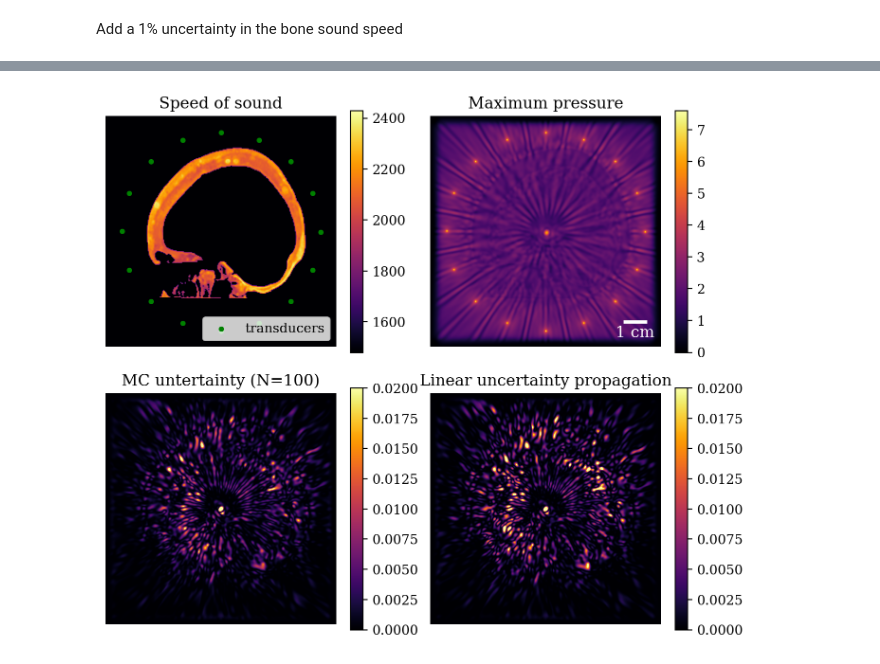
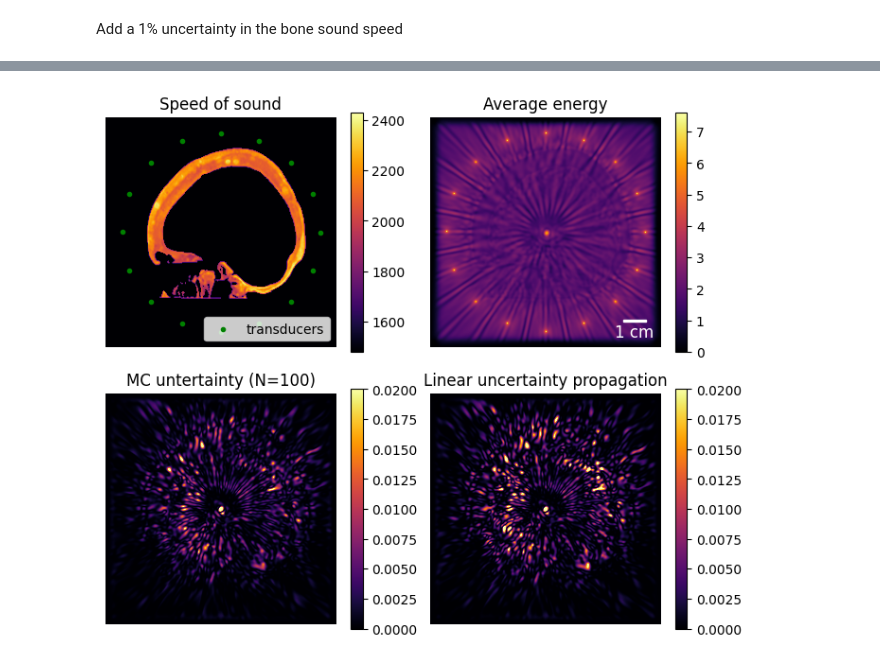
Before and after one commit to ucl-bug/jwave, a Jupyter notebook: docs/notebooks/others/uncertainty_propagation.ipynb, the cells around one changed output, grey strips where cells are left out. Saved outputs shown, nothing was run; the diff lists cells and outputs as text; code cells hidden in the pictures.

```diff
--- a/docs/notebooks/others/uncertainty_propagation.ipynb
+++ b/docs/notebooks/others/uncertainty_propagation.ipynb
@@ -163,13 +139,5 @@ plt.colorbar()
-# %%
-import matplotlib as mpl
-mpl.rcParams.update({
-    'font.family': 'serif',
-})
-
-from mpl_toolkits.axes_grid1.anchored_artists import AnchoredSizeBar
-import matplotlib.font_manager as fm
 # %%
-fig, ax = plt.subplots(2, 2, figsize=(7,6), dpi=200)
+fig, ax = plt.subplots(2, 2, figsize=(7,6), dpi=100)
 
 im1 = ax[0,0].imshow(medium.sound_speed.on_grid, cmap="inferno", vmin=1480)
 cbar = fig.colorbar(im1, ax=ax[0,0])
@@ -185,34 +153,32 @@ ax[0,0].set_title("Speed of sound")
 ax[0,0].set_axis_off()
 
 im1 = ax[0,1].imshow(p, cmap="inferno", vmin=0)
 cbar = fig.colorbar(im1, ax=ax[0,1])
 ax[0,1].axis('off')
-ax[0,1].set_title('Maximum pressure')
+ax[0,1].set_title('Average energy')
 
 # Scale bar
 fontprops = fm.FontProperties(size=12)
 scalebar = AnchoredSizeBar(
     ax[0,1].transData,
     25, '1 cm', 'lower right',
     pad=0.3,
     color='white',
     frameon=False,
     size_vertical=2,
     fontproperties=fontprops)
 ax[0,1].add_artist(scalebar)
 
 im1 = ax[1,0].imshow(cov_mc, cmap="inferno", vmin=0, vmax=0.02)
 cbar = fig.colorbar(im1, ax=ax[1,0])
 ax[1,0].axis('off')
 ax[1,0].set_title('MC untertainty (N=100)')
 
 im1 = ax[1,1].imshow(cov_linear, cmap="inferno", vmin=0, vmax=0.02)
 cbar = fig.colorbar(im1, ax=ax[1,1])
 ax[1,1].axis('off')
 ax[1,1].set_title('Linear uncertainty propagation')
 
 fig.tight_layout()
-
-plt.savefig("lup.pdf")
 # %% [output]
-[figure, old version]
+[figure, new version]
```
Also changed, not shown: parts of 13 cells of this notebook.
